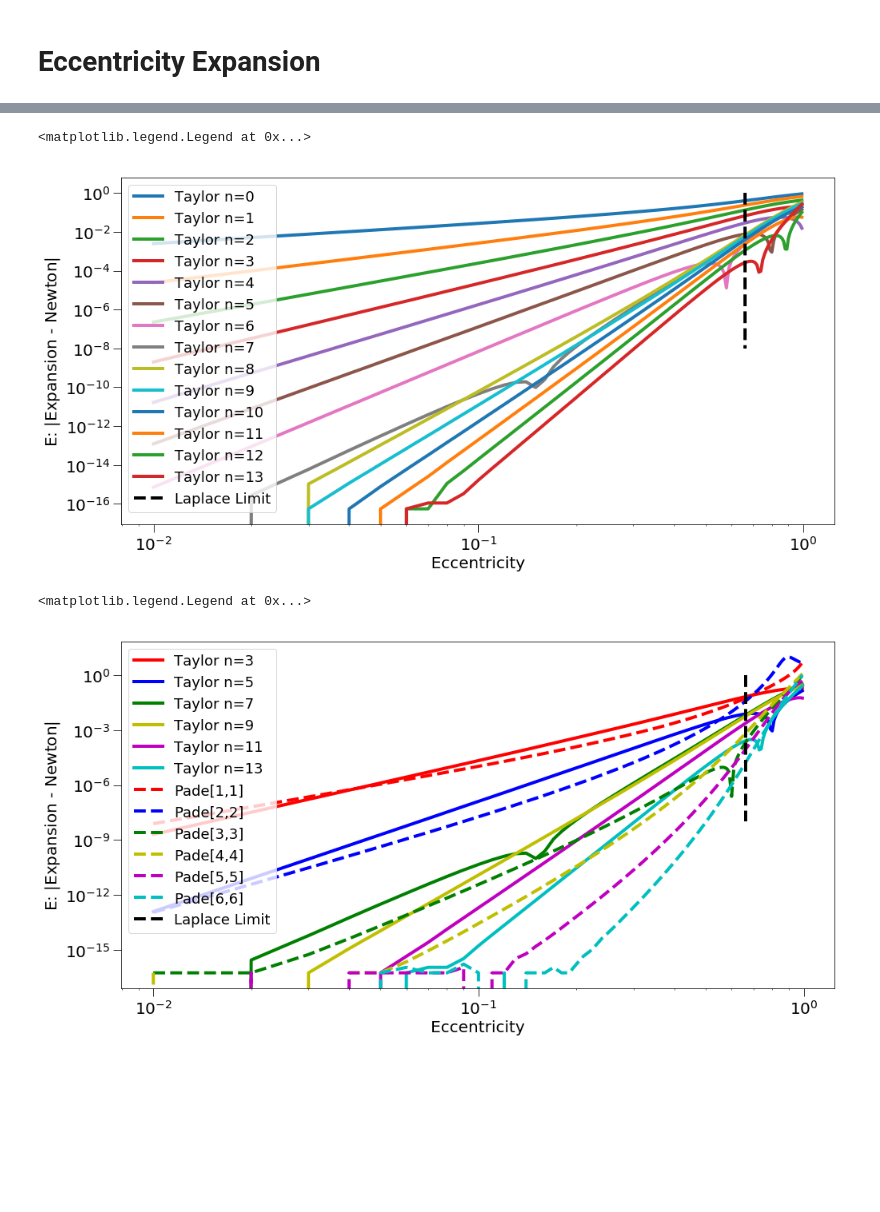
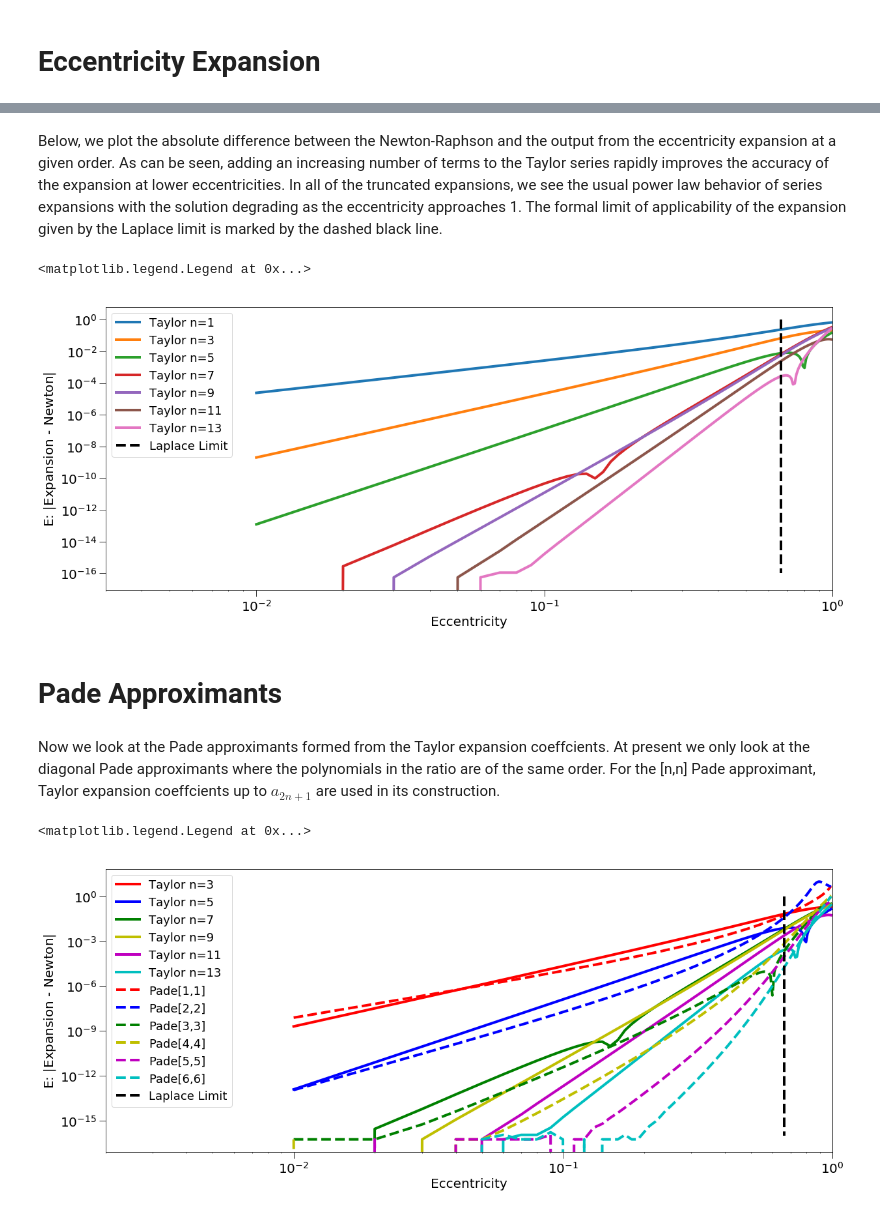
Before and after one commit to nuclth/math_explore, a Jupyter notebook: kepler_equation.ipynb, the cells around one changed output, grey strips where cells are left out. Drawn from its saved outputs; the diff is of its cells as text; code cells hidden in the pictures; blank space fills up the shorter version.

Commit message:
kepler notebook clean up

```diff
--- a/kepler_equation.ipynb
+++ b/kepler_equation.ipynb
@@ -183,26 +67,2 @@ def create_pade_matrix(taylor_coeffs, order):
-# %%
-# return the [n,n] pade approximant
-def pade_approximant(z, order, taylor_coeff_func):
-
-    pade_order = int(order/2)
-
-    taylor_coeffs = get_array_taylor_coeff(order+1, taylor_coeff_func)
-    pade_matrix = create_pade_matrix(taylor_coeffs, order)
-    a = pade_matrix
-    b = -1 * taylor_coeffs
-    pade_coeffs = np.linalg.solve(a, b)
-
-    p_coeffs = pade_coeffs[0:pade_order+1]
-    q_coeffs = np.zeros(pade_order + 1)
-    q_coeffs[0] = 1
-    qIdx = 1
-    for idx in range(pade_order + 1, order+1):
-        q_coeffs[qIdx] = pade_coeffs[idx]
-        qIdx += 1
-
-    pade_numer = get_pade_polynomial(p_coeffs, z, pade_order)
-    pade_denom = get_pade_polynomial(q_coeffs, z, pade_order)
-
-    return (pade_numer / pade_denom)
 # %% [markdown]
 # Eccentricity Expansion
@@ -209 +79,9 @@ def pade_approximant(z, order, taylor_coeff_func):
+# %%
+from kepler_solutions import taylor_coeff_func_eccentricity
+
+ecc_values = [x / 100 for x in range(1, 100)]
+M = 0.25
+laplace_limit = 0.663
+
+taylor_ecc_fix_M = lambda e : taylor_coeff_func_eccentricity(e, 0.25)
 # %%
@@ -265,28 +127,28 @@ for ecc in ecc_values:
+# %% [markdown]
+Below, we plot the absolute difference between the Newton-Raphson and the output from the eccentricity expansion at a given order. As can be seen, adding an increasing number of terms to the Taylor series rapidly improves the accuracy of the expansion at lower eccentricities. In all of the truncated expansions, we see the usual power law behavior of series expansions with the solution degrading as the eccentricity approaches 1. The formal limit of applicability of the expansion given by the Laplace limit is marked by the dashed black line.
 # %%
-plt.plot(ecc_values, expand_0, label= 'Taylor n=0')
 plt.plot(ecc_values, expand_1, label= 'Taylor n=1')
-plt.plot(ecc_values, expand_2, label= 'Taylor n=2')
 plt.plot(ecc_values, expand_3, label= 'Taylor n=3')
-plt.plot(ecc_values, expand_4, label= 'Taylor n=4')
 plt.plot(ecc_values, expand_5, label= 'Taylor n=5')
-plt.plot(ecc_values, expand_6, label= 'Taylor n=6')
 plt.plot(ecc_values, expand_7, label= 'Taylor n=7')
-plt.plot(ecc_values, expand_8, label= 'Taylor n=8')
 plt.plot(ecc_values, expand_9, label= 'Taylor n=9')
-plt.plot(ecc_values, expand_10, label= 'Taylor n=10')
 plt.plot(ecc_values, expand_11, label= 'Taylor n=11')
-plt.plot(ecc_values, expand_12, label= 'Taylor n=12')
 plt.plot(ecc_values, expand_13, label= 'Taylor n=13')
 
-plt.plot([laplace_limit, laplace_limit], [1, 1e-8], 'k--', label='Laplace Limit')
+plt.plot([laplace_limit, laplace_limit], [1, 1e-16], 'k--', label='Laplace Limit')
 plt.xlabel('Eccentricity')
 plt.ylabel('E: $|$Expansion - Newton$|$')
+plt.xlim([3e-3, 1])
 plt.yscale('log')
 plt.xscale('log')
 plt.legend()
 # %% [output]
 <matplotlib.legend.Legend at 0x...>
-[figure, old version]
+[figure, new version]
+# %% [markdown]
+# Pade Approximants
+# %% [markdown]
+Now we look at the Pade approximants formed from the Taylor expansion coeffcients. At present we only look at the diagonal Pade approximants where the polynomials in the ratio are of the same order. For the [n,n] Pade approximant, Taylor expansion coeffcients up to $a_{2n+1}$ are used in its construction.
 # %%
 plt.plot(ecc_values, expand_3, 'r', label= 'Taylor n=3')
 plt.plot(ecc_values, expand_5, 'b', label= 'Taylor n=5')
@@ -301,12 +163,13 @@ plt.plot(ecc_values, pade_4, 'y--', label = 'Pade[4,4]')
 plt.plot(ecc_values, pade_5, 'm--', label = 'Pade[5,5]')
 plt.plot(ecc_values, pade_6, 'c--', label = 'Pade[6,6]')
 
-plt.plot([laplace_limit, laplace_limit], [1, 1e-8], 'k--', label='Laplace Limit')
+plt.plot([laplace_limit, laplace_limit], [1, 1e-16], 'k--', label='Laplace Limit')
 plt.xlabel('Eccentricity')
 plt.ylabel('E: $|$Expansion - Newton$|$')
+plt.xlim([2e-3, 1])
 plt.yscale('log')
 plt.xscale('log')
 plt.legend()
 # %% [output]
 <matplotlib.legend.Legend at 0x...>
-[figure, old version]
+[figure, new version]
```
Also changed, not shown: parts of 22 cells of this notebook, 2 other files.
